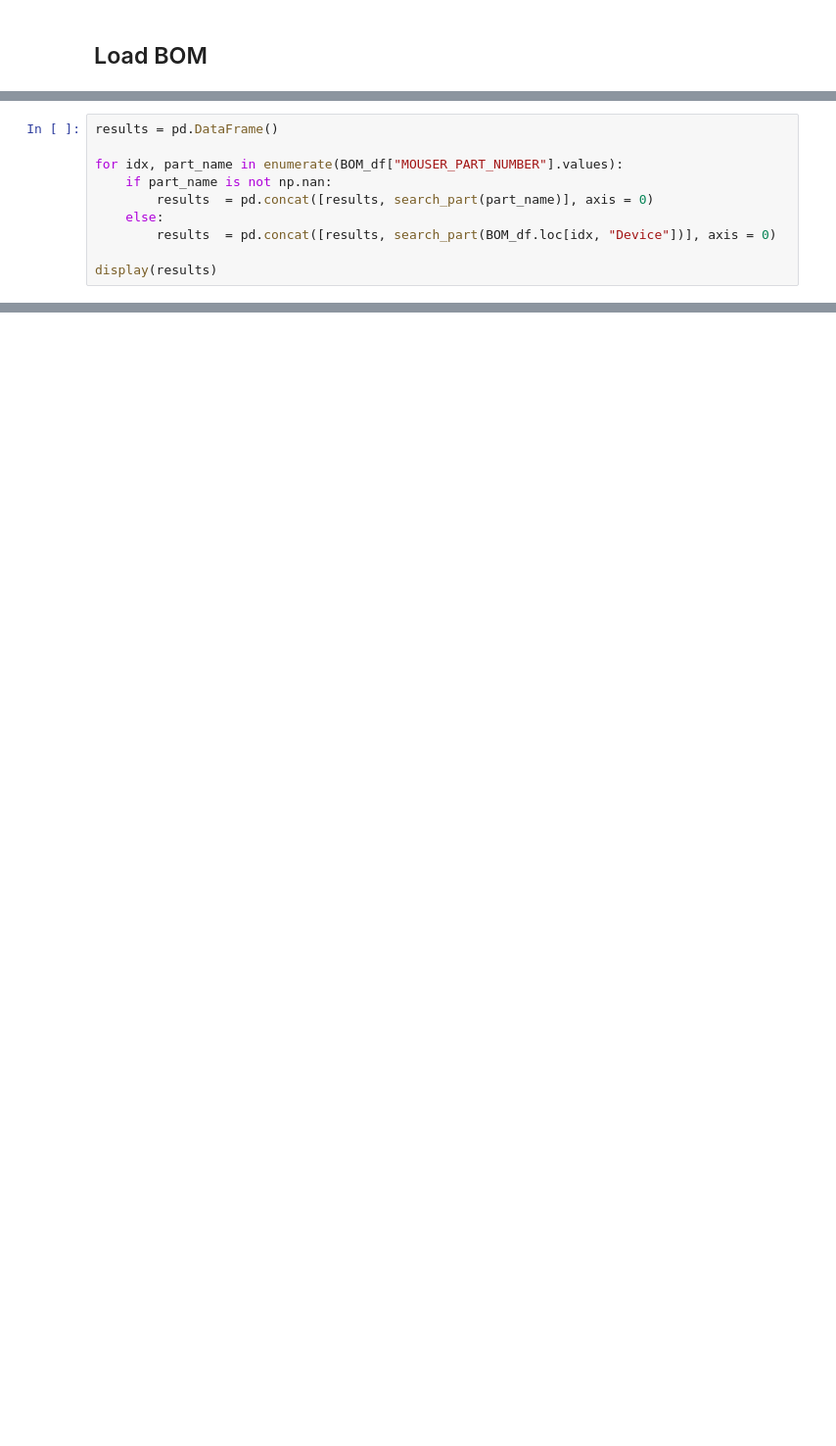
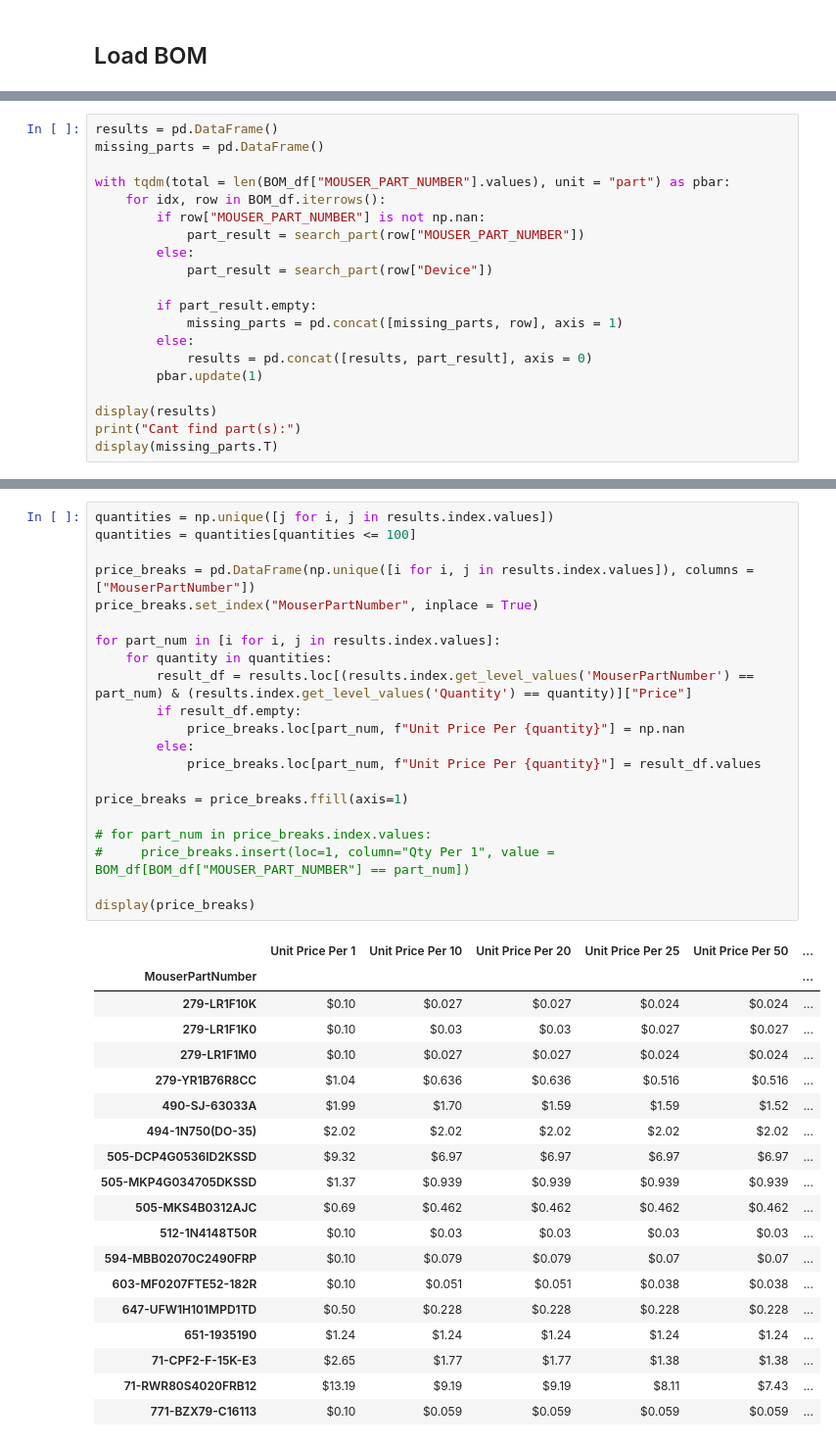
Before and after one commit to tiedyefreak22/Dual-Mono-Amp-Design, a Jupyter notebook: Mouser_API/Mouser_API.ipynb, the cells around one changed output, grey strips where cells are left out. Shown at 98% size. Cells and saved outputs as stored; diff of their text form; blank space fills up the shorter version.

```diff
--- a/Mouser_API/Mouser_API.ipynb
+++ b/Mouser_API/Mouser_API.ipynb
@@ -127,11 +151,21 @@ Done
 # %%
 results = pd.DataFrame()
+missing_parts = pd.DataFrame()
 
-for idx, part_name in enumerate(BOM_df["MOUSER_PART_NUMBER"].values):
-    if part_name is not np.nan:
-        results  = pd.concat([results, search_part(part_name)], axis = 0)
-    else:
-        results  = pd.concat([results, search_part(BOM_df.loc[idx, "Device"])], axis = 0)
+with tqdm(total = len(BOM_df["MOUSER_PART_NUMBER"].values), unit = "part") as pbar:
+    for idx, row in BOM_df.iterrows():
+        if row["MOUSER_PART_NUMBER"] is not np.nan:
+            part_result = search_part(row["MOUSER_PART_NUMBER"])
+        else:
+            part_result = search_part(row["Device"])
+
+        if part_result.empty:
+            missing_parts = pd.concat([missing_parts, row], axis = 1)
+        else:
+            results = pd.concat([results, part_result], axis = 0)
+        pbar.update(1)
 
 display(results)
+print("Cant find part(s):")
+display(missing_parts.T)
 # %% [output]
@@ -154,0 +193,41 @@ display(results)
+# %%
+quantities = np.unique([j for i, j in results.index.values])
+quantities = quantities[quantities <= 100]
+
+price_breaks = pd.DataFrame(np.unique([i for i, j in results.index.values]), columns = ["MouserPartNumber"])
+price_breaks.set_index("MouserPartNumber", inplace = True)
+
+for part_num in [i for i, j in results.index.values]:
+    for quantity in quantities:
+        result_df = results.loc[(results.index.get_level_values('MouserPartNumber') == part_num) & (results.index.get_level_values('Quantity') == quantity)]["Price"]
+        if result_df.empty:
+            price_breaks.loc[part_num, f"Unit Price Per {quantity}"] = np.nan
+        else:
+            price_breaks.loc[part_num, f"Unit Price Per {quantity}"] = result_df.values
+
+price_breaks = price_breaks.ffill(axis=1)
+
+# for part_num in price_breaks.index.values:
+#     price_breaks.insert(loc=1, column="Qty Per 1", value = BOM_df[BOM_df["MOUSER_PART_NUMBER"] == part_num])
+
+display(price_breaks)
+# %% [output]
+|  | Unit Price Per 1 | Unit Price Per 10 | Unit Price Per 20 | Unit Price Per 25 | Unit Price Per 50 | ... |
+| MouserPartNumber |  |  |  |  |  | ... |
+| 279-LR1F10K | $0.10 | $0.027 | $0.027 | $0.024 | $0.024 | ... |
+| 279-LR1F1K0 | $0.10 | $0.03 | $0.03 | $0.027 | $0.027 | ... |
+| 279-LR1F1M0 | $0.10 | $0.027 | $0.027 | $0.024 | $0.024 | ... |
+| 279-YR1B76R8CC | $1.04 | $0.636 | $0.636 | $0.516 | $0.516 | ... |
+| 490-SJ-63033A | $1.99 | $1.70 | $1.59 | $1.59 | $1.52 | ... |
+| 494-1N750(DO-35) | $2.02 | $2.02 | $2.02 | $2.02 | $2.02 | ... |
+| 505-DCP4G0536ID2KSSD | $9.32 | $6.97 | $6.97 | $6.97 | $6.97 | ... |
+| 505-MKP4G034705DKSSD | $1.37 | $0.939 | $0.939 | $0.939 | $0.939 | ... |
+| 505-MKS4B0312AJC | $0.69 | $0.462 | $0.462 | $0.462 | $0.462 | ... |
+| 512-1N4148T50R | $0.10 | $0.03 | $0.03 | $0.03 | $0.03 | ... |
+| 594-MBB02070C2490FRP | $0.10 | $0.079 | $0.079 | $0.07 | $0.07 | ... |
+| 603-MF0207FTE52-182R | $0.10 | $0.051 | $0.051 | $0.038 | $0.038 | ... |
+| 647-UFW1H101MPD1TD | $0.50 | $0.228 | $0.228 | $0.228 | $0.228 | ... |
+| 651-1935190 | $1.24 | $1.24 | $1.24 | $1.24 | $1.24 | ... |
+| 71-CPF2-F-15K-E3 | $2.65 | $1.77 | $1.77 | $1.38 | $1.38 | ... |
+| 71-RWR80S4020FRB12 | $13.19 | $9.19 | $9.19 | $8.11 | $7.43 | ... |
+| 771-BZX79-C16113 | $0.10 | $0.059 | $0.059 | $0.059 | $0.059 | ... |
```
Also changed, not shown: parts of 7 cells of this notebook.
